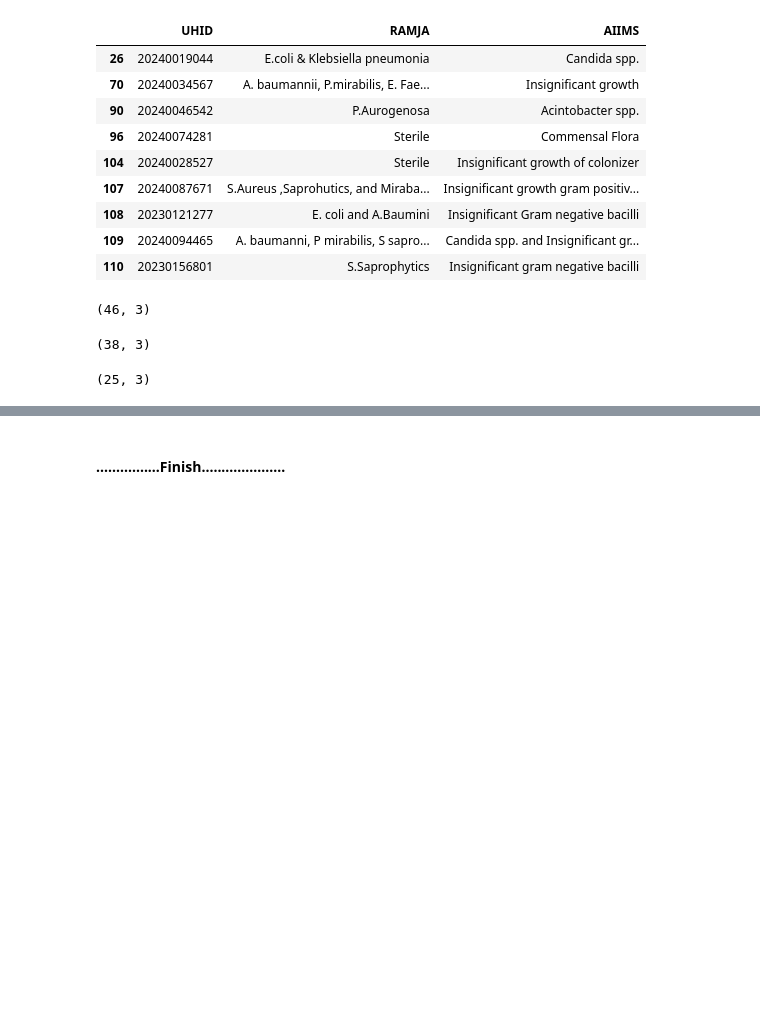
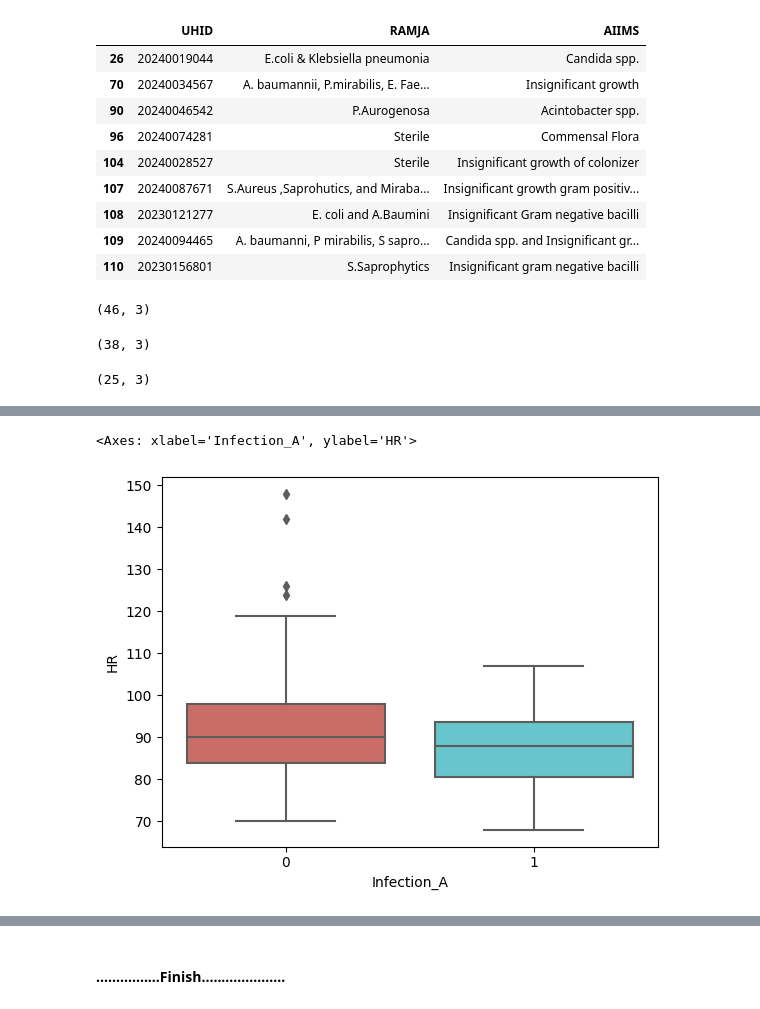
Before and after one commit to neeliit/DiagnosticsPy, a Jupyter notebook: comparision.ipynb, the cells around one changed output, grey strips where cells are left out. Saved outputs shown, nothing was run; the diff lists cells and outputs as text; code cells hidden in the pictures; blank space fills up the shorter version.

```diff
--- a/comparision.ipynb
+++ b/comparision.ipynb
@@ -549,0 +551,7 @@ df_C_sym.head()
+# %%
+import seaborn as sns
+import matplotlib.pyplot as plt
+sns.boxplot(x='Infection_A', y='HR', data=df_C_sym, palette='hls')
+# %% [output]
+<Axes: xlabel='Infection_A', ylabel='HR'>
+[figure, added]
```
Also changed, not shown: parts of 13 cells of this notebook.
